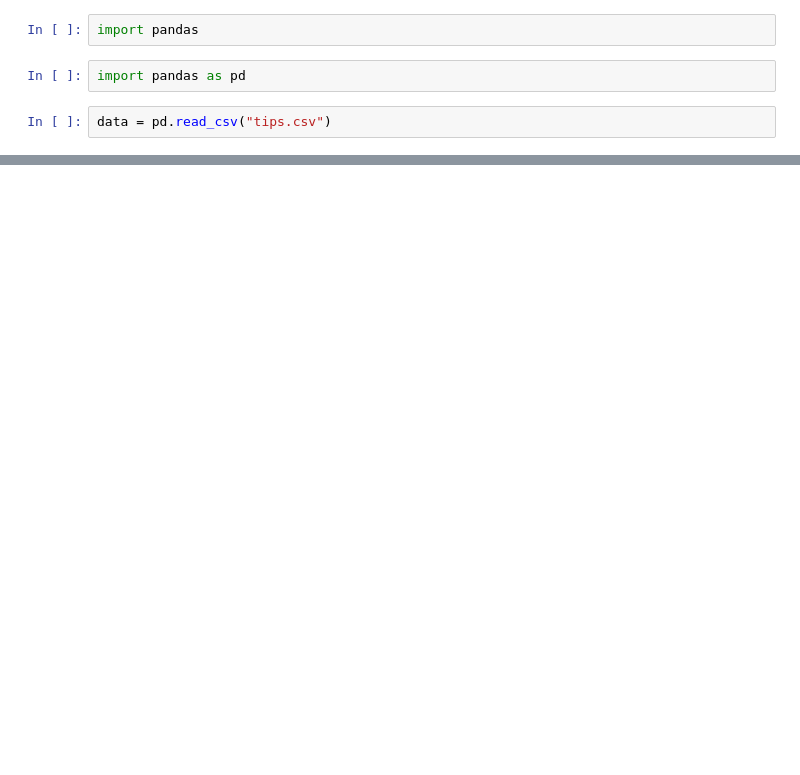
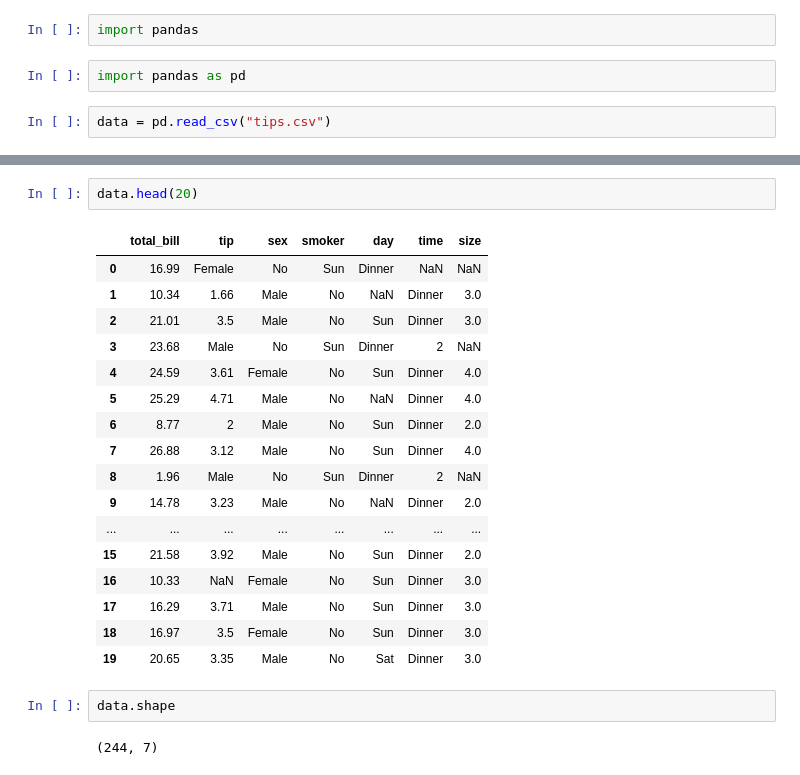
Before and after one commit to mhemanthkmr/June25-07-2024, a Jupyter notebook: panda.ipynb, the cells around one changed output, grey strips where cells are left out. Drawn from its saved outputs; the diff is of its cells as text; blank space fills up the shorter version.

```diff
--- a/panda.ipynb
+++ b/panda.ipynb
@@ -43,0 +84,24 @@ data.describe()
+# %%
+data.head(20)
+# %% [output]
+|  | total_bill | tip | sex | smoker | day | time | size |
+| 0 | 16.99 | Female | No | Sun | Dinner | NaN | NaN |
+| 1 | 10.34 | 1.66 | Male | No | NaN | Dinner | 3.0 |
+| 2 | 21.01 | 3.5 | Male | No | Sun | Dinner | 3.0 |
+| 3 | 23.68 | Male | No | Sun | Dinner | 2 | NaN |
+| 4 | 24.59 | 3.61 | Female | No | Sun | Dinner | 4.0 |
+| 5 | 25.29 | 4.71 | Male | No | NaN | Dinner | 4.0 |
+| 6 | 8.77 | 2 | Male | No | Sun | Dinner | 2.0 |
+| 7 | 26.88 | 3.12 | Male | No | Sun | Dinner | 4.0 |
+| 8 | 1.96 | Male | No | Sun | Dinner | 2 | NaN |
+| 9 | 14.78 | 3.23 | Male | No | NaN | Dinner | 2.0 |
+| ... | ... | ... | ... | ... | ... | ... | ... |
+| 15 | 21.58 | 3.92 | Male | No | Sun | Dinner | 2.0 |
+| 16 | 10.33 | NaN | Female | No | Sun | Dinner | 3.0 |
+| 17 | 16.29 | 3.71 | Male | No | Sun | Dinner | 3.0 |
+| 18 | 16.97 | 3.5 | Female | No | Sun | Dinner | 3.0 |
+| 19 | 20.65 | 3.35 | Male | No | Sat | Dinner | 3.0 |
+# %%
+data.shape
+# %% [output]
+(244, 7)
```
Also changed, not shown: parts of 19 cells of this notebook, 1 other file.
